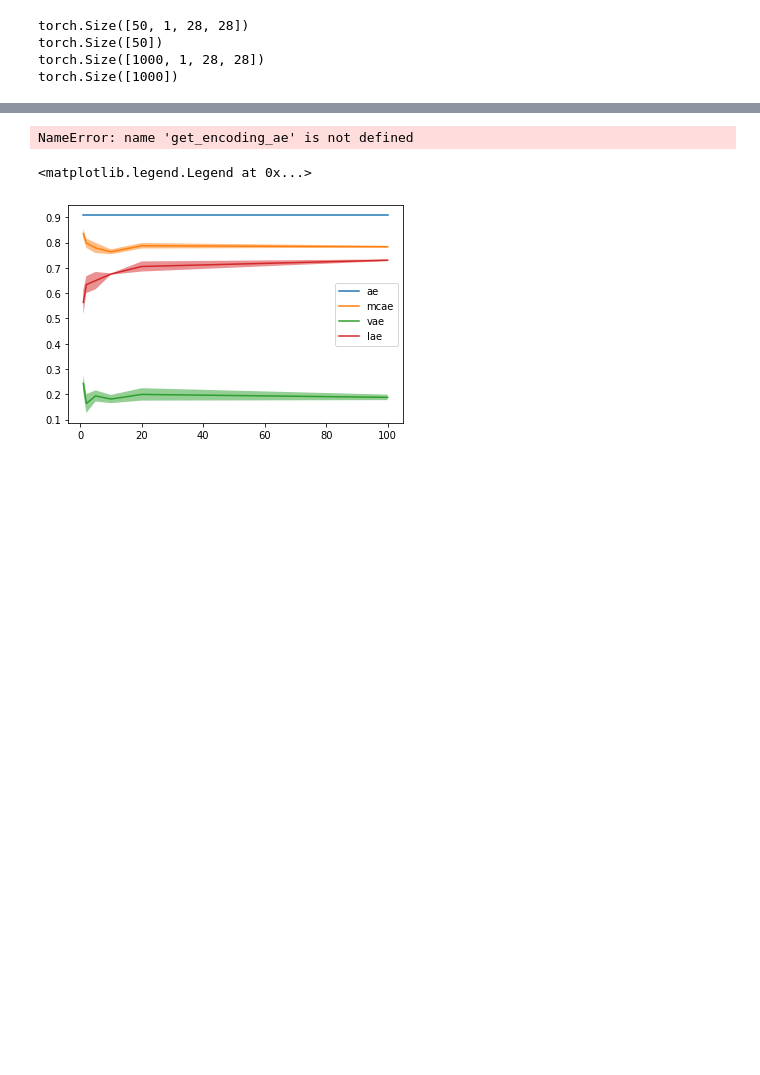
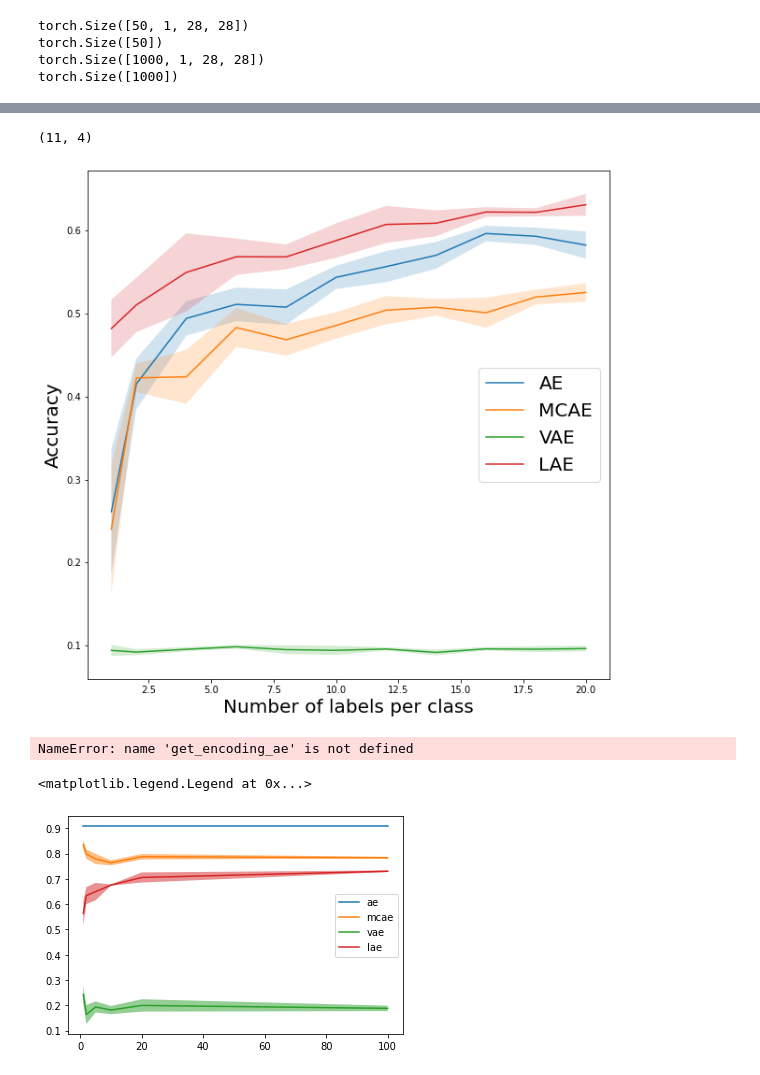
Before and after one commit to FrederikWarburg/LaplaceAE, a Jupyter notebook: notebooks/semi.ipynb, the cells around one changed output, grey strips where cells are left out. Cells and saved outputs as stored; diff of their text form; code cells hidden in the pictures; blank space fills up the shorter version.

```diff
--- a/notebooks/semi.ipynb
+++ b/notebooks/semi.ipynb
@@ -167,3 +216,25 @@ tensor([[0.7303, 1.1691],
+# %%
+#res_mean = res.mean(axis=0)
+res_mean = np.concatenate([res[:,:,:3].min(0), np.expand_dims(res[:,:,-4].max(0), -1)], -1)
+res_std = res.std(axis=0)
+print(res_mean.shape)
+
+fig = plt.figure(figsize=(10,10))
+plt.plot(label_size, res_mean[:,0], label='AE')
+plt.fill_between(label_size, res_mean[:,0] + res_std[:,0], res_mean[:,0] - res_std[:,0], alpha=0.2)
+plt.plot(label_size, res_mean[:,1], label='MCAE')
+plt.fill_between(label_size, res_mean[:,1] + res_std[:,1], res_mean[:,1] - res_std[:,1], alpha=0.2)
+plt.plot(label_size, res_mean[:,2], label='VAE')
+plt.fill_between(label_size, res_mean[:,2] + res_std[:,2], res_mean[:,2] - res_std[:,2], alpha=0.2)
+plt.plot(label_size, res_mean[:,3], label='LAE')
+plt.fill_between(label_size, res_mean[:,3] + res_std[:,3], res_mean[:,3] - res_std[:,3], alpha=0.2)
+plt.legend(fontsize=20)
+plt.ylabel('Accuracy', fontsize=20)
+plt.xlabel('Number of labels per class', fontsize=20)
+plt.savefig('results.png')
+# %% [output]
+(11, 4)
+[figure, added]
 # %%
 z_grid = torch.meshgrid([torch.linspace(-20, 20, 200), torch.linspace(-20, 20, 200)])
 z_grid = torch.stack(z_grid, 0).reshape(2, -1).T
```
Also changed, not shown: parts of 6 cells of this notebook, 2 other files.
